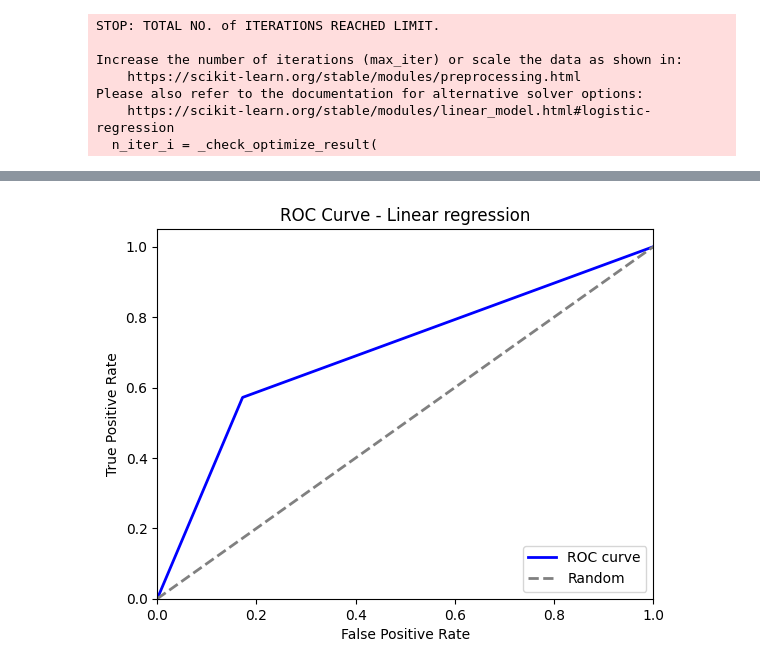
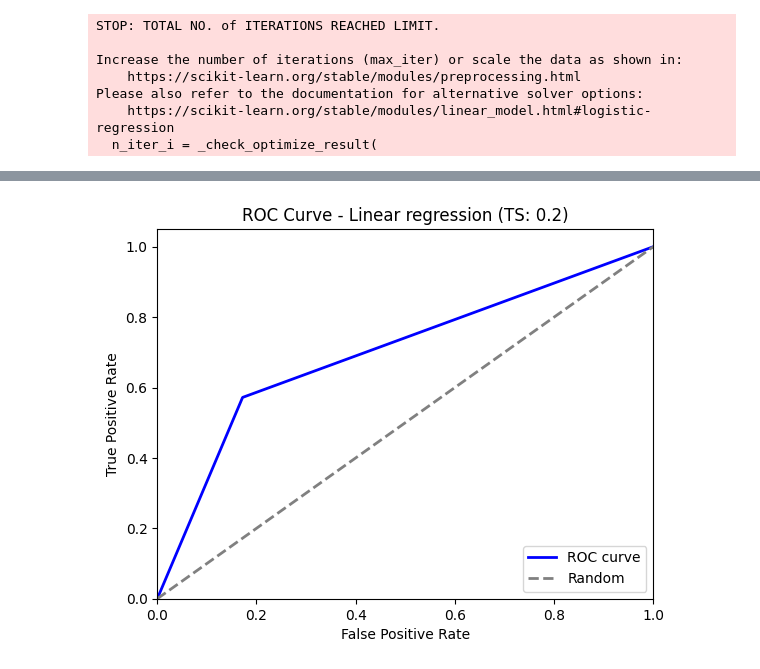
Before and after one commit to cesarz10/Techniques-of-AI, a Jupyter notebook: Project/breast_cancer.ipynb, the cells around one changed output, grey strips where cells are left out. Drawn from its saved outputs; the diff is of its cells as text; code cells hidden in the pictures.

```diff
--- a/Project/breast_cancer.ipynb
+++ b/Project/breast_cancer.ipynb
@@ -63,6 +59,7 @@ neg_description = df_negatives.describe()
 # %%
 # df is X, GT_labels is Y
-X_train, X_test, y_train, y_test = train_test_split(df, labels_GT, test_size=0.2, random_state=100)
+testSize = 0.2
+X_train, X_test, y_train, y_test = train_test_split(df, labels_GT, test_size=testSize, random_state=100) # splitting on train and test (trying with 0.1)
 y_train = y_train.iloc[:, -1] # leaving out the id of the labels
 y_test = y_test.iloc[:, -1]
 
@@ -122,14 +119,15 @@ Please also refer to the documentation for alternative solver options:
 # %%
 # testing
 predictions = model.predict(X_test_selected)
+# predictions_proba = np.argmax(model.predict_proba(X_test_selected), axis=1)
 conf_mat = confusion_matrix(y_test, predictions)
-print(f"Confusion Matrix:\n{conf_mat}")
+print(f"Confusion Matrix:\n{conf_mat}\n\n")
 
 # classification report
 print(classification_report(y_test, predictions, labels=[0, 1]))#, target_names=['Healthy', 'Lesion']))
 
-#ROC curve
-fpr, tpr, thresholds = roc_curve(y_test, predictions) #false positive rate, true positive rate, decreasing thresholds on the decision function used to compute fpr and tpr
+# ROC curve
+fpr, tpr, thresholds = roc_curve(y_test, predictions) # false positive rate, true positive rate, decreasing thresholds on the decision function used to compute fpr and tpr
 plt.figure()
 plt.plot(fpr, tpr, color='blue', lw=2, label='ROC curve')
 plt.plot([0, 1], [0, 1], color='gray', lw=2, linestyle='--', label='Random')
@@ -137,10 +135,10 @@ plt.xlim([0.0, 1.0])
 plt.ylim([0.0, 1.05])
 plt.xlabel('False Positive Rate')
 plt.ylabel('True Positive Rate')
-plt.title(f'ROC Curve - Linear regression')
+plt.title(f'ROC Curve - Linear regression (TS: {testSize})')
 plt.legend(loc="lower right")
 
-plt.savefig('Results/LR_75f_TS02.png')
+plt.savefig(f"Results/LR_75f_TS{''.join(str(testSize).split('.'))}.png")
 plt.show()
 # %% [output]
 Confusion Matrix:
@@ -149,9 +149,9 @@ Confusion Matrix:
               precision    recall  f1-score   support
 
            0       0.72      0.83      0.77       407
            1       0.71      0.57      0.64       306
 
     accuracy                           0.72       713
    macro avg       0.72      0.70      0.70       713
 weighted avg       0.72      0.72      0.71       713
-[figure, old version]
+[figure, new version]
```
Also changed, not shown: parts of 6 cells of this notebook, 3 other files.
